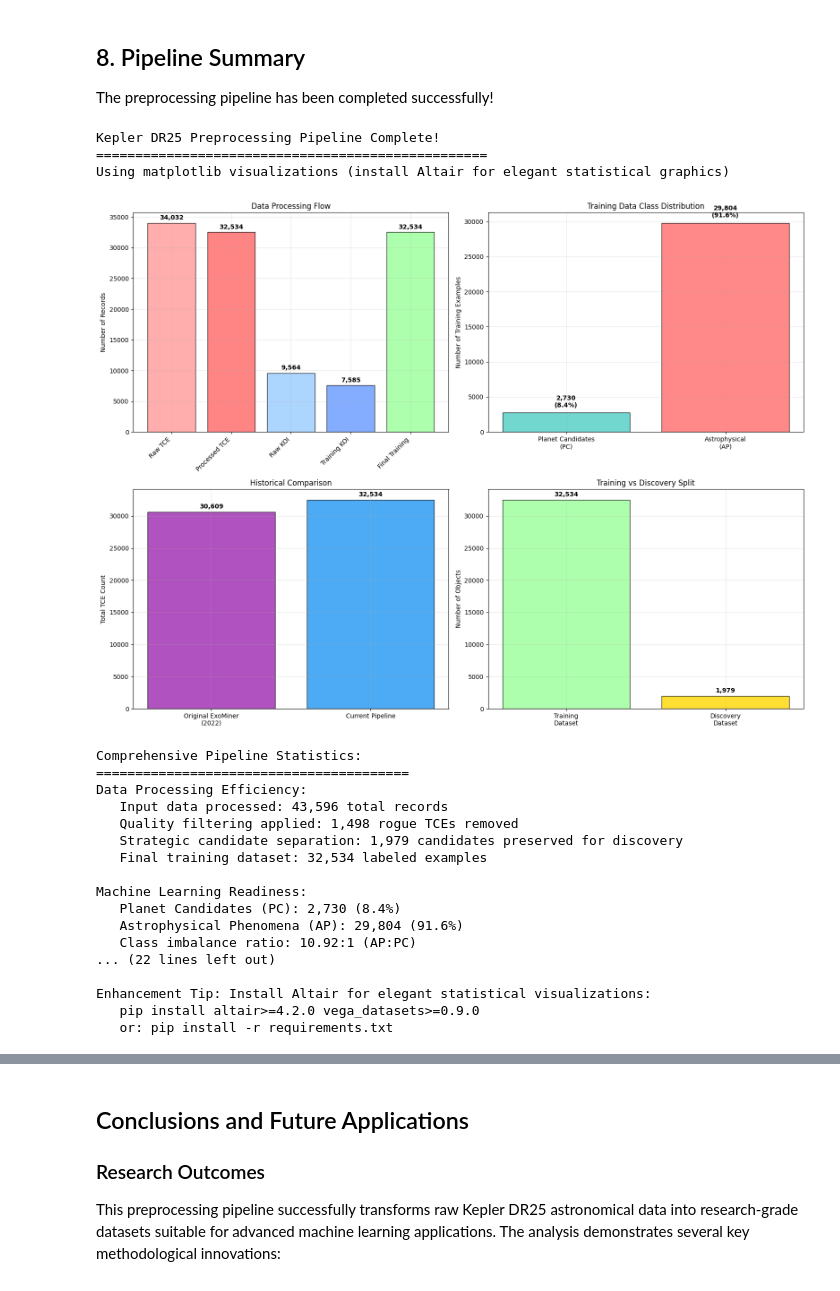
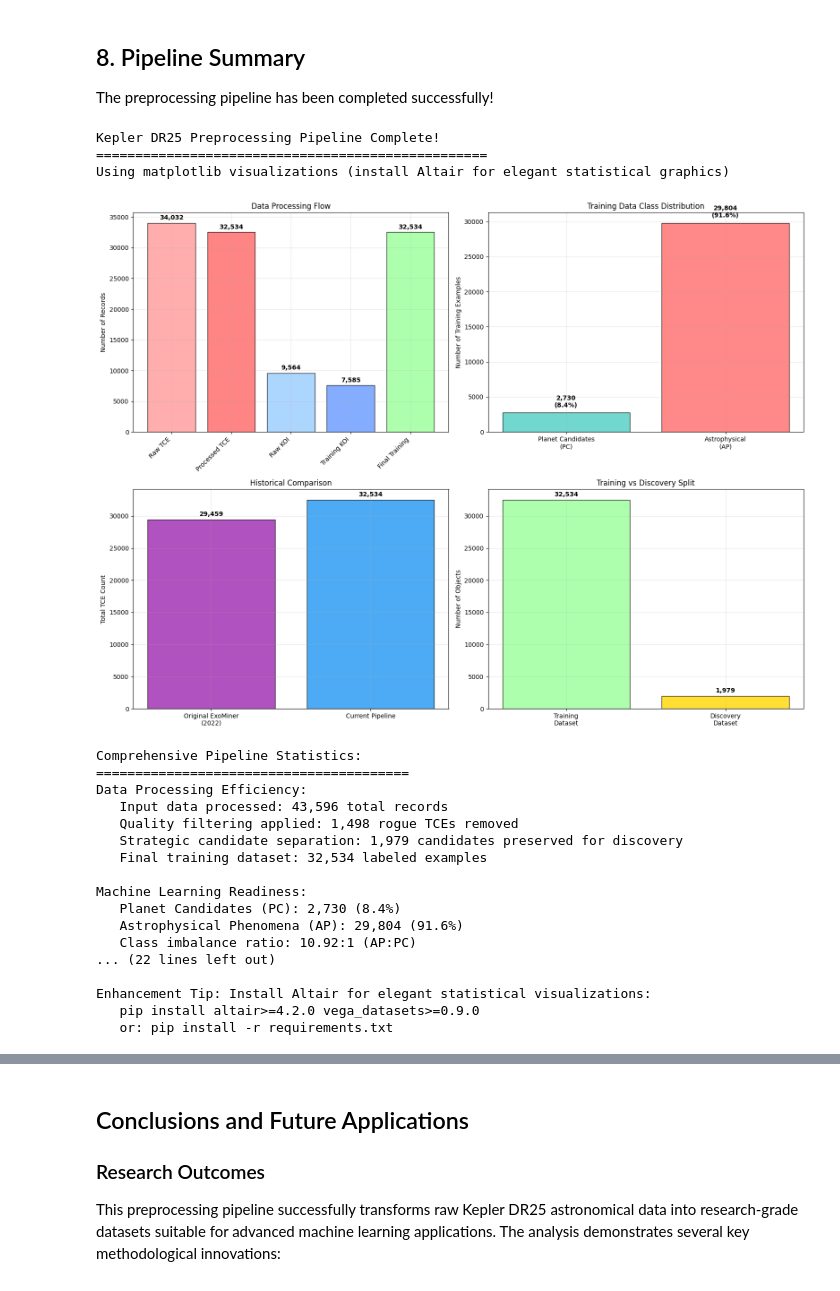
Before and after one commit to akira921x/kepler-dr25-data-pipeline, a Jupyter notebook: kepler_dr25_exominer_preprocessing.ipynb, the cells around one changed output, grey strips where cells are left out. Cells and saved outputs as stored; diff of their text form; code cells hidden in the pictures.

```diff
--- a/kepler_dr25_exominer_preprocessing.ipynb
+++ b/kepler_dr25_exominer_preprocessing.ipynb
@@ -1720,7 +1742,7 @@ if ALTAIR_AVAILABLE:
     # 4. Historical Comparison with Original ExoMiner
     hist_data = pd.DataFrame({
         'study': ['Original ExoMiner (2022)', 'Current Pipeline'],
-        'tce_count': [30609, len(final_dataset)],
+        'tce_count': [29459, len(final_dataset)],
         'era': ['Baseline', 'Current']
     })
 
@@ -1973,7 +1995,7 @@ else:
                     f'{count:,}\n({percentage:.1f}%)', ha='center', va='bottom', fontweight='bold')
 
     # 3. Historical Comparison
-    original_data = {'Original ExoMiner\n(2022)': 30609, 'Current Pipeline': len(final_dataset)}
+    original_data = {'Original ExoMiner\n(2022)': 29459, 'Current Pipeline': len(final_dataset)}
     bars_hist = ax3.bar(original_data.keys(), original_data.values(),
                        color=['#9C27B0', '#2196F3'], alpha=0.8, edgecolor='black')
     ax3.set_ylabel('Total TCE Count')
@@ -2052,34 +2074,34 @@ print(f"   Visualization mode: {'Interactive (Altair)' if ALTAIR_AVAILABLE else
 
 # File Generation Summary
 print(f"\nGenerated Research Products:")
 for file_path, description in [
     (TRAIN_OUTPUT_FILE, "Training dataset for supervised machine learning"),
     (CANDIDATE_OUTPUT_FILE, "Discovery dataset for future exoplanet classification")
 ]:
     if file_path.exists():
         size_mb = file_path.stat().st_size / (1024 * 1024)
         record_count = len(pd.read_csv(file_path)) if file_path.exists() else 0
         print(f"   {file_path.name}")
         print(f"      Size: {size_mb:.1f} MB | Records: {record_count:,}")
         print(f"      Purpose: {description}")
     else:
         print(f"   {file_path.name} - Generation failed")
 
 print(f"\nPipeline Status: COMPLETE - Ready for ExoMiner Applications!")
 print(f"Scientific integrity maintained through NASA standards compliance")
 print(f"- Dual-purpose architecture enables both training and discovery workflows")
 print(f"- Standardized formatting ensures compatibility with modern ML frameworks")
 print(f"- Comprehensive documentation supports reproducible research practices")
 
 if not ALTAIR_AVAILABLE:
     print(f"\nEnhancement Tip: Install Altair for elegant statistical visualizations:")
     print(f"   pip install altair>=4.2.0 vega_datasets>=0.9.0")
     print(f"   or: pip install -r requirements.txt")
 # %% [output]
 Kepler DR25 Preprocessing Pipeline Complete!
 ==================================================
 Using matplotlib visualizations (install Altair for elegant statistical graphics)
-[figure, old version]
+[figure, new version]
 Comprehensive Pipeline Statistics:
 ========================================
 Data Processing Efficiency:
```
Also changed, not shown: parts of 8 cells of this notebook.
